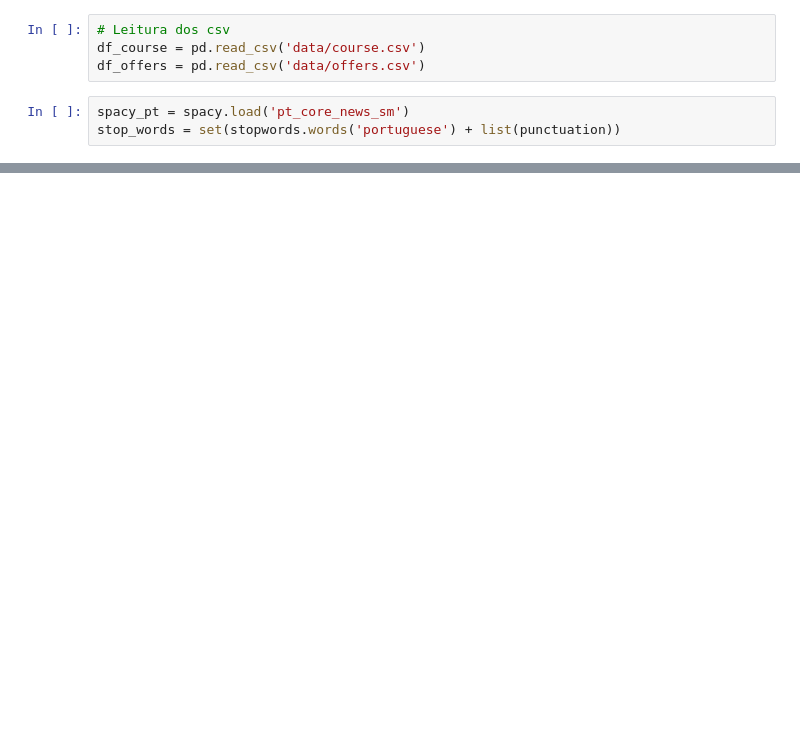
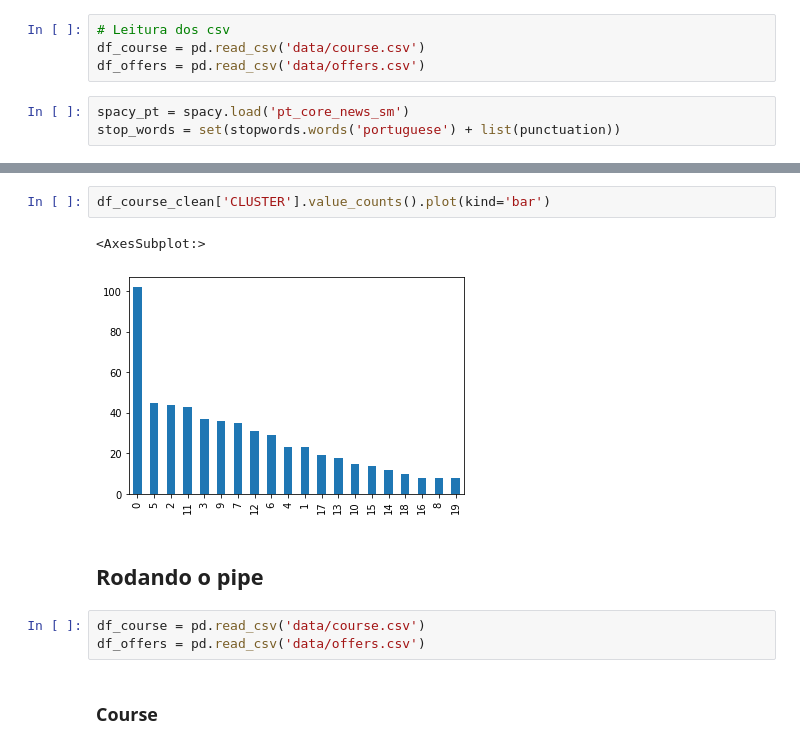
Before and after one commit to TgoPedrosa/DEV_IA_PLN, a Jupyter notebook: Pre-processamento.ipynb, the cells around one changed output, grey strips where cells are left out. Saved outputs shown, nothing was run; the diff lists cells and outputs as text; blank space fills up the shorter version.

```diff
--- a/Pre-processamento.ipynb
+++ b/Pre-processamento.ipynb
@@ -90,0 +312,12 @@ df_course_clean
+# %%
+df_course_clean['CLUSTER'].value_counts().plot(kind='bar')
+# %% [output]
+<AxesSubplot:>
+[figure, added]
+# %% [markdown]
+## Rodando o pipe
+# %%
+df_course = pd.read_csv('data/course.csv')
+df_offers = pd.read_csv('data/offers.csv')
+# %% [markdown]
+### Course
```
Also changed, not shown: parts of 28 cells of this notebook.
